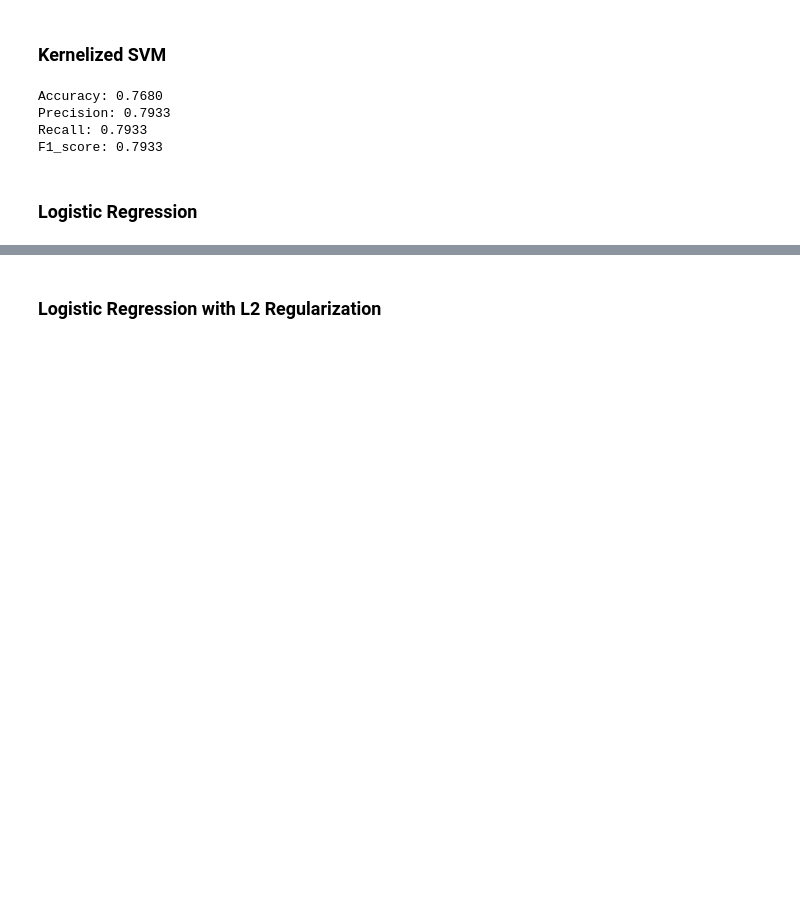
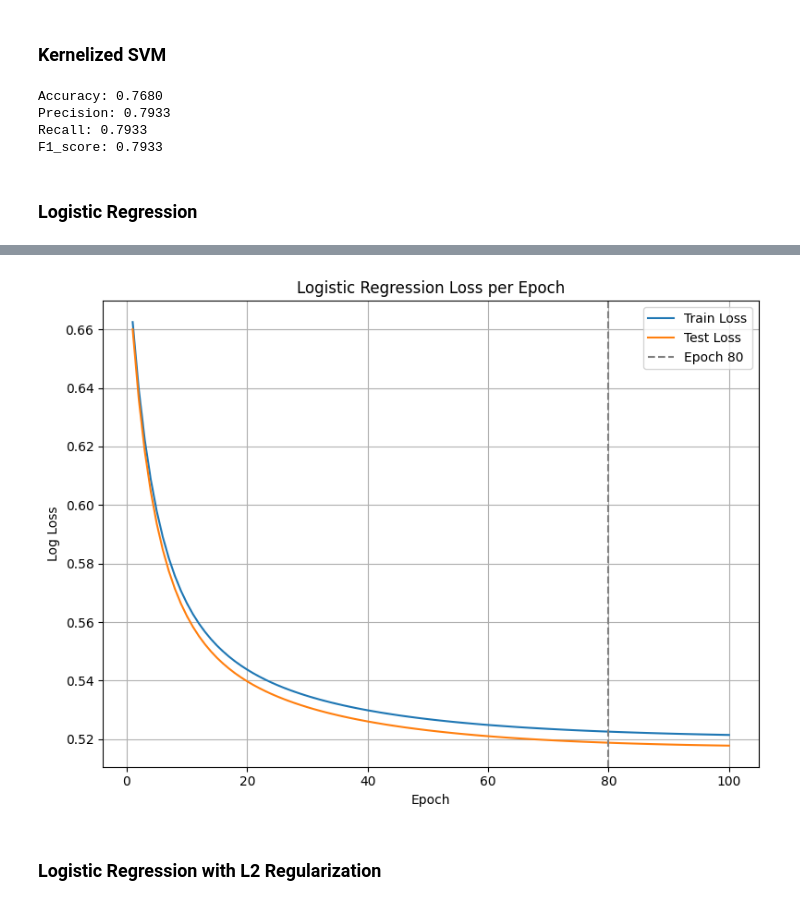
Before and after one commit to bercaakbayir/unimi-dse-ml-project, a Jupyter notebook: main.ipynb, the cells around one changed output, grey strips where cells are left out. Drawn from its saved outputs; the diff is of its cells as text; code cells hidden in the pictures; blank space fills up the shorter version.

```diff
--- a/main.ipynb
+++ b/main.ipynb
@@ -755,6 +805,6 @@ F1_score: 0.7933
 # %% [markdown]
 ### Logistic Regression
 # %%
-logreg = LogisticRegression(learning_rate=0.1, epochs=1000, positive_class = 'good')
+logreg = LogisticRegression(learning_rate=0.5, epochs=100, positive_class = 'good')
 # %%
-logreg.fit(X_red_train, y_red_train)
+logreg.fit(X_red_train, y_red_train, X_test=X_red_test, y_test = y_red_test)
@@ -772,3 +840,24 @@ F1_score: 0.7507
+# %%
+def plot_logreg_loss(model, vline_epoch=None):
+    epochs = range(1, model.epochs + 1)
+
+    plt.figure(figsize=(8, 6))
+    plt.plot(epochs, model.train_losses, label="Train Loss")
+    if model.test_losses:
+        plt.plot(epochs, model.test_losses, label="Test Loss")
+    if vline_epoch is not None:
+        plt.axvline(x=vline_epoch, linestyle='--', color='gray', label=f'Epoch {vline_epoch}')
+    plt.xlabel("Epoch")
+    plt.ylabel("Log Loss")
+    plt.title("Logistic Regression Loss per Epoch")
+    plt.legend()
+    plt.grid(True)
+    plt.tight_layout()
+    plt.show()
+# %%
+plot_logreg_loss(logreg, vline_epoch=80)
+# %% [output]
+[figure, added]
 # %% [markdown]
 ### Logistic Regression with L2 Regularization
 # %%
```
Also changed, not shown: parts of 27 cells of this notebook, 2 other files.
